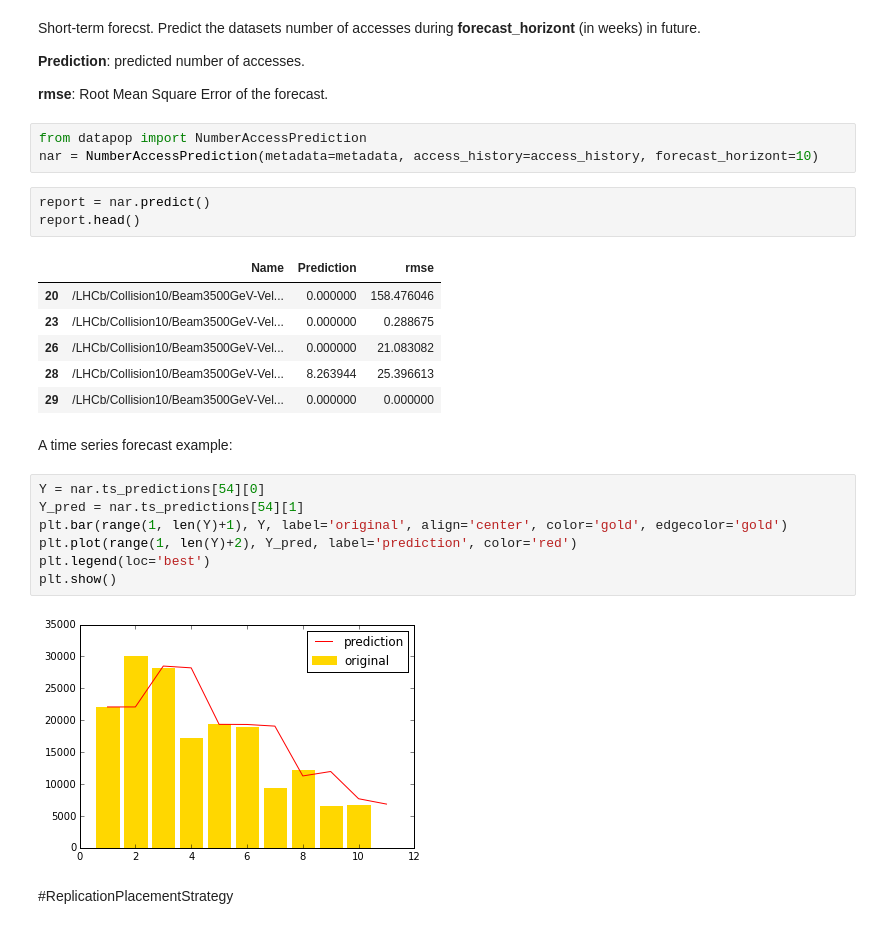
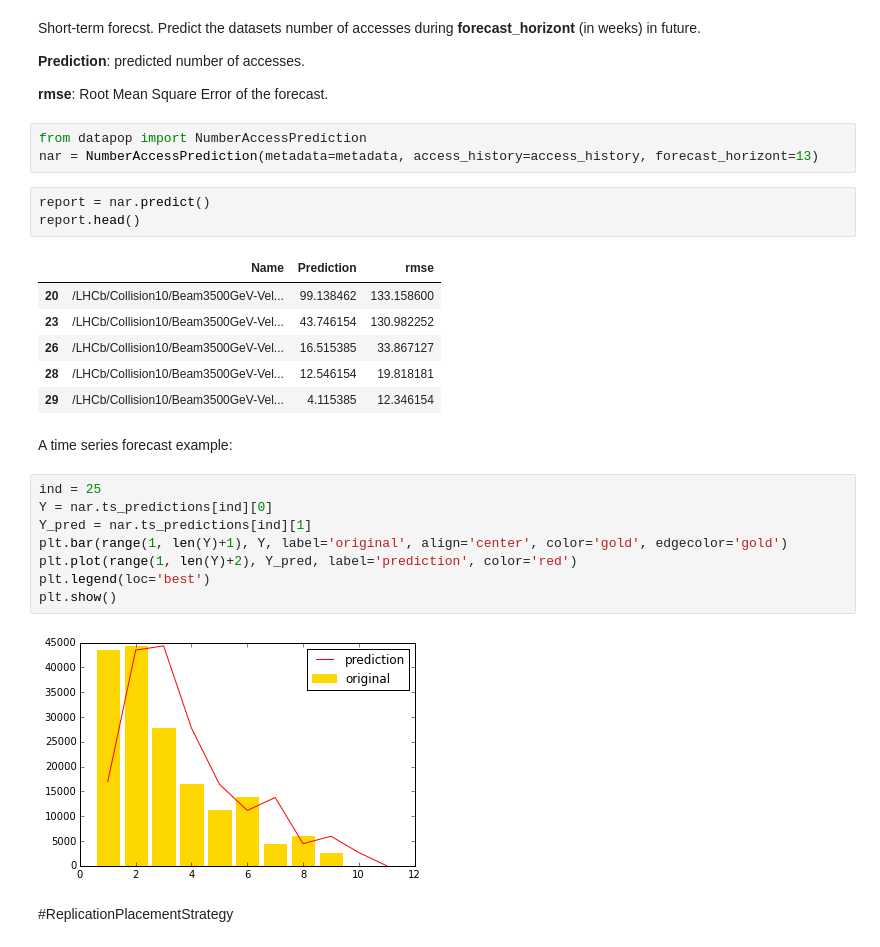
Before and after one commit to yandexdataschool/DataPopularity, a Jupyter notebook: howto/howto_01_datapop_long.ipynb, the cells around one changed output. Cells and saved outputs as stored; diff of their text form.

```diff
--- a/howto/howto_01_datapop_long.ipynb
+++ b/howto/howto_01_datapop_long.ipynb
@@ -103,28 +103,29 @@ Short-term forecst. Predict the datasets number of accesses during **forecast_ho
 **rmse**: Root Mean Square Error of the forecast.
 # %%
 from datapop import NumberAccessPrediction
-nar = NumberAccessPrediction(metadata=metadata, access_history=access_history, forecast_horizont=10)
+nar = NumberAccessPrediction(metadata=metadata, access_history=access_history, forecast_horizont=13)
 # %%
 report = nar.predict()
 report.head()
 # %% [output]
 |  | Name | Prediction | rmse |
-| 20 | /LHCb/Collision10/Beam3500GeV-Vel... | 0.000000 | 158.476046 |
-| 23 | /LHCb/Collision10/Beam3500GeV-Vel... | 0.000000 | 0.288675 |
-| 26 | /LHCb/Collision10/Beam3500GeV-Vel... | 0.000000 | 21.083082 |
-| 28 | /LHCb/Collision10/Beam3500GeV-Vel... | 8.263944 | 25.396613 |
-| 29 | /LHCb/Collision10/Beam3500GeV-Vel... | 0.000000 | 0.000000 |
+| 20 | /LHCb/Collision10/Beam3500GeV-Vel... | 99.138462 | 133.158600 |
+| 23 | /LHCb/Collision10/Beam3500GeV-Vel... | 43.746154 | 130.982252 |
+| 26 | /LHCb/Collision10/Beam3500GeV-Vel... | 16.515385 | 33.867127 |
+| 28 | /LHCb/Collision10/Beam3500GeV-Vel... | 12.546154 | 19.818181 |
+| 29 | /LHCb/Collision10/Beam3500GeV-Vel... | 4.115385 | 12.346154 |
 # %% [markdown]
 A time series forecast example:
 # %%
-Y = nar.ts_predictions[54][0]
-Y_pred = nar.ts_predictions[54][1]
+ind = 25
+Y = nar.ts_predictions[ind][0]
+Y_pred = nar.ts_predictions[ind][1]
 plt.bar(range(1, len(Y)+1), Y, label='original', align='center', color='gold', edgecolor='gold')
 plt.plot(range(1, len(Y)+2), Y_pred, label='prediction', color='red')
 plt.legend(loc='best')
 plt.show()
 # %% [output]
-[figure, old version]
+[figure, new version]
 # %% [markdown]
 #ReplicationPlacementStrategy
 # %% [markdown]
```
Also changed, not shown: parts of 6 cells of this notebook, 3 other files.
